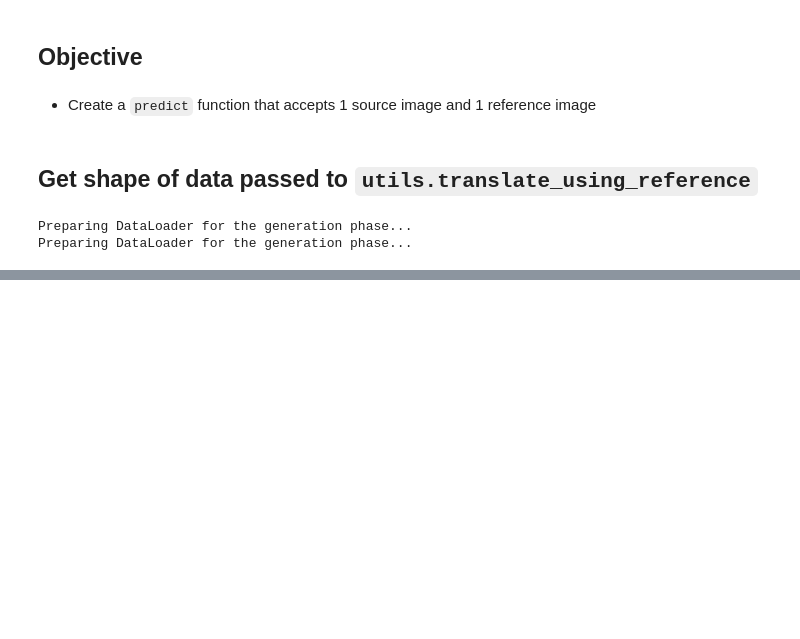
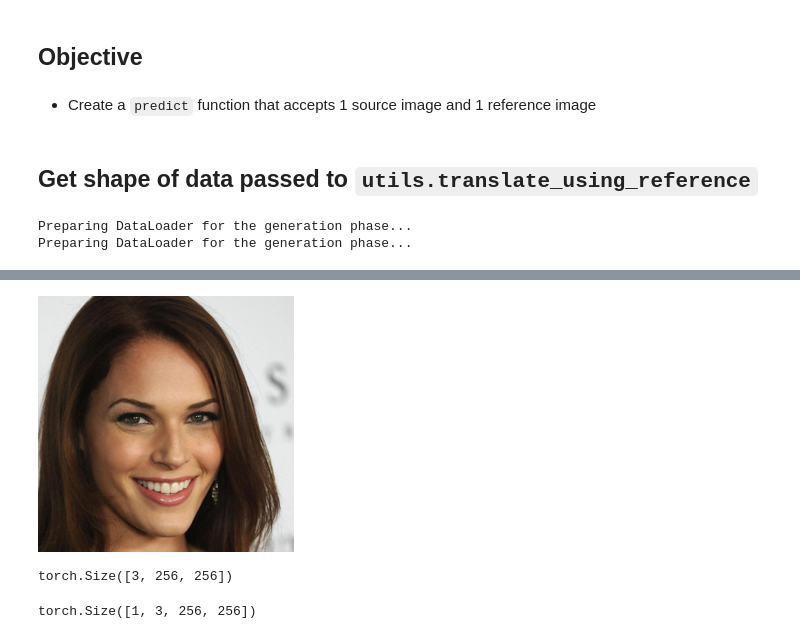
Before and after one commit to clovaai/stargan-v2, a Jupyter notebook: notebooks/Predict.ipynb, the cells around one changed output, grey strips where cells are left out. Drawn from its saved outputs; the diff is of its cells as text; code cells hidden in the pictures; blank space fills up the shorter version.

```diff
--- a/notebooks/Predict.ipynb
+++ b/notebooks/Predict.ipynb
@@ -60,0 +173,6 @@ tensor([0, 0, 0, 0, 0, 0, 0, 0, 0, 0, 0, 0, 0, 0, 0, 0, 0, 0, 0, 0, 0, 0, 0, 0,
+# %%
+ref = Image.open('../assets/representative/celeba_hq/ref/female/015248.jpg')
+# %%
+ref.resize((256,256))
+# %% [output]
+[figure, added]
@@ -60,0 +184,4 @@ tensor([0, 0, 0, 0, 0, 0, 0, 0, 0, 0, 0, 0, 0, 0, 0, 0, 0, 0, 0, 0, 0, 0, 0, 0,
+# %%
+transformed_ref.shape
+# %% [output]
+torch.Size([3, 256, 256])
@@ -60,0 +192,4 @@ tensor([0, 0, 0, 0, 0, 0, 0, 0, 0, 0, 0, 0, 0, 0, 0, 0, 0, 0, 0, 0, 0, 0, 0, 0,
+# %%
+transformed_source.shape
+# %% [output]
+torch.Size([1, 3, 256, 256])
```
Also changed, not shown: parts of 74 cells of this notebook, 1 other file.
